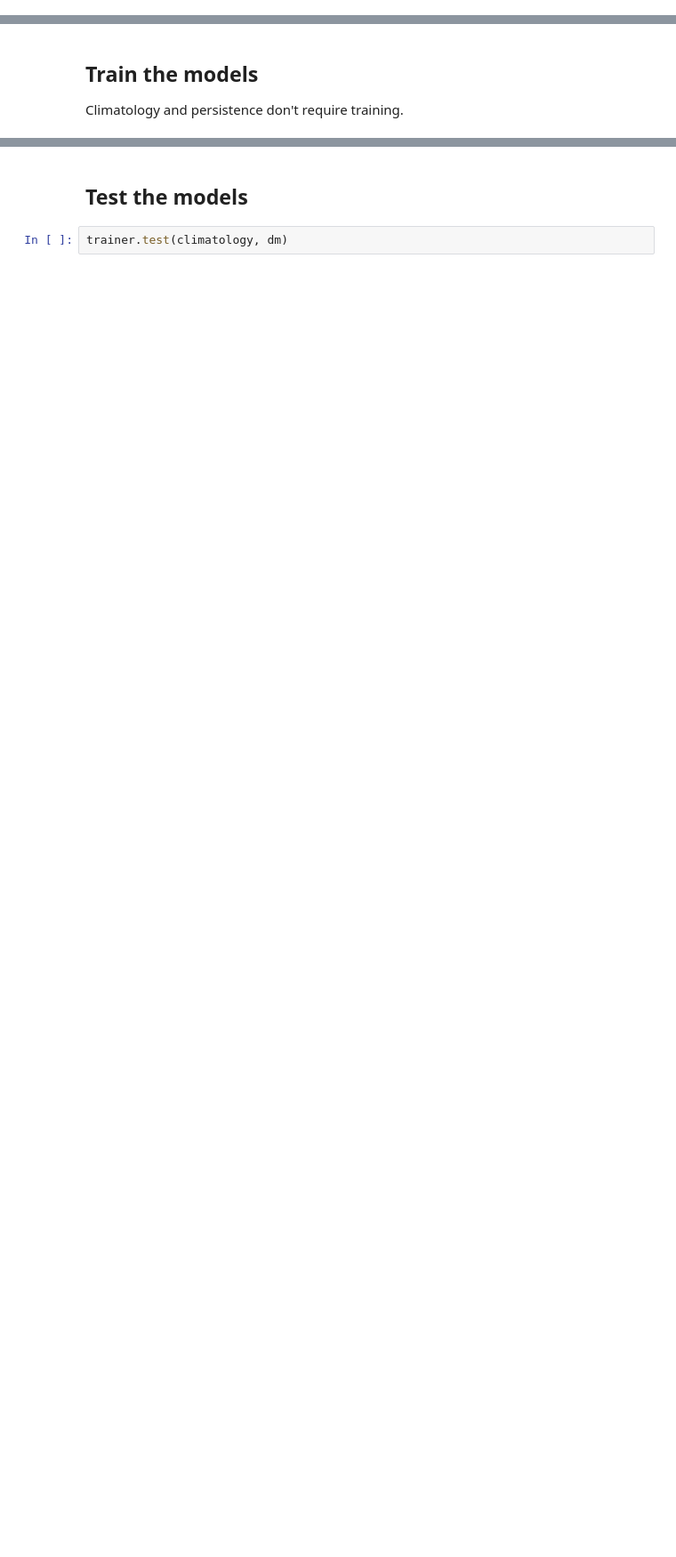
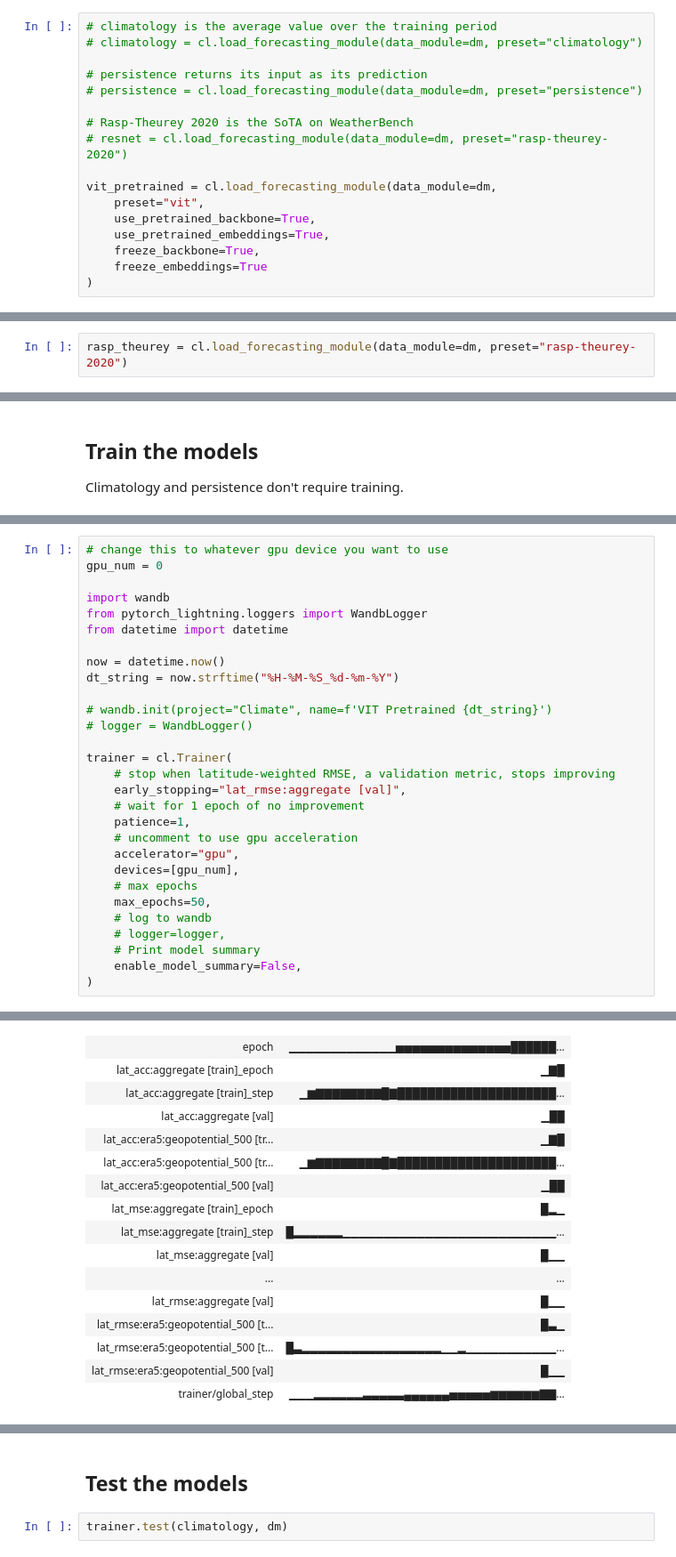
Before and after one commit to aditya-grover/climate-learn, a Jupyter notebook: notebooks/example.ipynb, the cells around one changed output, grey strips where cells are left out. Shown at 89% size. Drawn from its saved outputs; the diff is of its cells as text; blank space fills up the shorter version.

Commit message:
Added model that loads pretrained VIT weights

```diff
--- a/notebooks/example.ipynb
+++ b/notebooks/example.ipynb
@@ -78,0 +53,17 @@ Loading test transform: denormalize
+# %%
+# climatology is the average value over the training period
+# climatology = cl.load_forecasting_module(data_module=dm, preset="climatology")
+
+# persistence returns its input as its prediction
+# persistence = cl.load_forecasting_module(data_module=dm, preset="persistence")
+
+# Rasp-Theurey 2020 is the SoTA on WeatherBench
+# resnet = cl.load_forecasting_module(data_module=dm, preset="rasp-theurey-2020")
+
+vit_pretrained = cl.load_forecasting_module(data_module=dm,
+    preset="vit",
+    use_pretrained_backbone=True,
+    use_pretrained_embeddings=True,
+    freeze_backbone=True,
+    freeze_embeddings=True
+)
@@ -78,0 +87,2 @@ Loading test transform: denormalize
+# %%
+rasp_theurey = cl.load_forecasting_module(data_module=dm, preset="rasp-theurey-2020")
@@ -101,0 +130,30 @@ Global seed set to 0
+# %%
+# change this to whatever gpu device you want to use
+gpu_num = 0
+
+import wandb
+from pytorch_lightning.loggers import WandbLogger
+from datetime import datetime
+
+now = datetime.now()
+dt_string = now.strftime("%H-%M-%S_%d-%m-%Y")
+
+# wandb.init(project="Climate", name=f'VIT Pretrained {dt_string}')
+# logger = WandbLogger()
+
+trainer = cl.Trainer(
+    # stop when latitude-weighted RMSE, a validation metric, stops improving
+    early_stopping="lat_rmse:aggregate [val]",
+    # wait for 1 epoch of no improvement
+    patience=1,
+    # uncomment to use gpu acceleration
+    accelerator="gpu",
+    devices=[gpu_num],
+    # max epochs
+    max_epochs=50,
+    # log to wandb
+    # logger=logger,
+    # Print model summary
+    enable_model_summary=False,
+)
+# %% [output]
@@ -101,0 +163,16 @@ Global seed set to 0
+| epoch | ▁▁▁▁▁▁▁▁▁▁▁▁▁▅▅▅▅▅▅▅▅▅▅▅▅▅▅██████... |
+| lat_acc:aggregate [train]_epoch | ▁▇█ |
+| lat_acc:aggregate [train]_step | ▁▆▇▇▇▇▇▇▇▇█▇█████████████████████... |
+| lat_acc:aggregate [val] | ▁██ |
+| lat_acc:era5:geopotential_500 [tr... | ▁▇█ |
+| lat_acc:era5:geopotential_500 [tr... | ▁▆▇▇▇▇▇▇▇▇█▇█████████████████████... |
+| lat_acc:era5:geopotential_500 [val] | ▁██ |
+| lat_mse:aggregate [train]_epoch | █▂▁ |
+| lat_mse:aggregate [train]_step | █▂▂▂▂▂▂▁▁▁▁▁▁▁▁▁▁▁▁▁▁▁▁▁▁▁▁▁▁▁▁▁▁... |
+| lat_mse:aggregate [val] | █▁▁ |
+| ... | ... |
+| lat_rmse:aggregate [val] | █▁▁ |
+| lat_rmse:era5:geopotential_500 [t... | █▃▁ |
+| lat_rmse:era5:geopotential_500 [t... | █▃▂▂▂▂▂▂▂▂▂▂▂▂▂▂▂▂▂▁▁▂▁▁▁▁▁▁▁▁▁▁▁... |
+| lat_rmse:era5:geopotential_500 [val] | █▁▁ |
+| trainer/global_step | ▁▁▁▂▂▂▂▂▂▃▃▃▃▃▄▄▄▄▄▄▅▅▅▅▅▆▆▆▆▆▆▇▇... |
```
Also changed, not shown: parts of 18 cells of this notebook, 6 other files.
